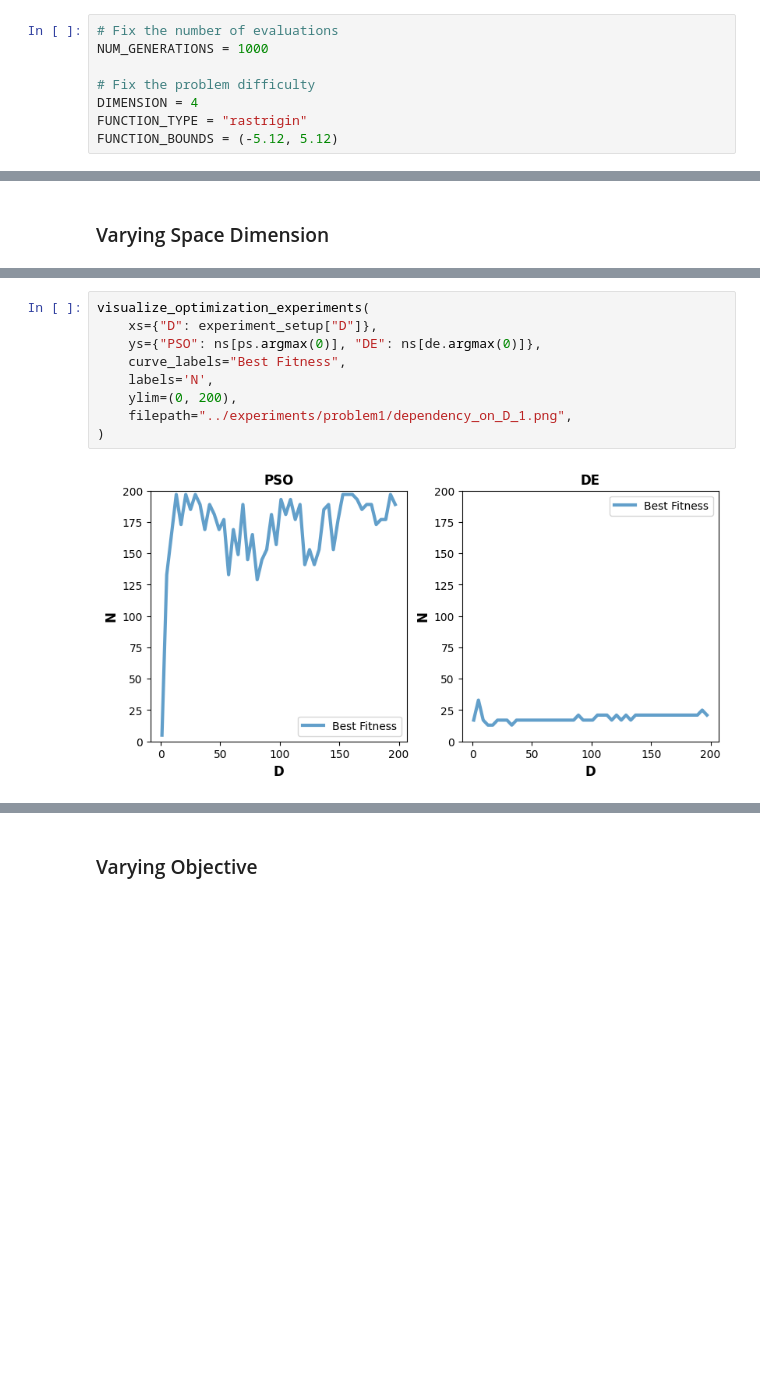
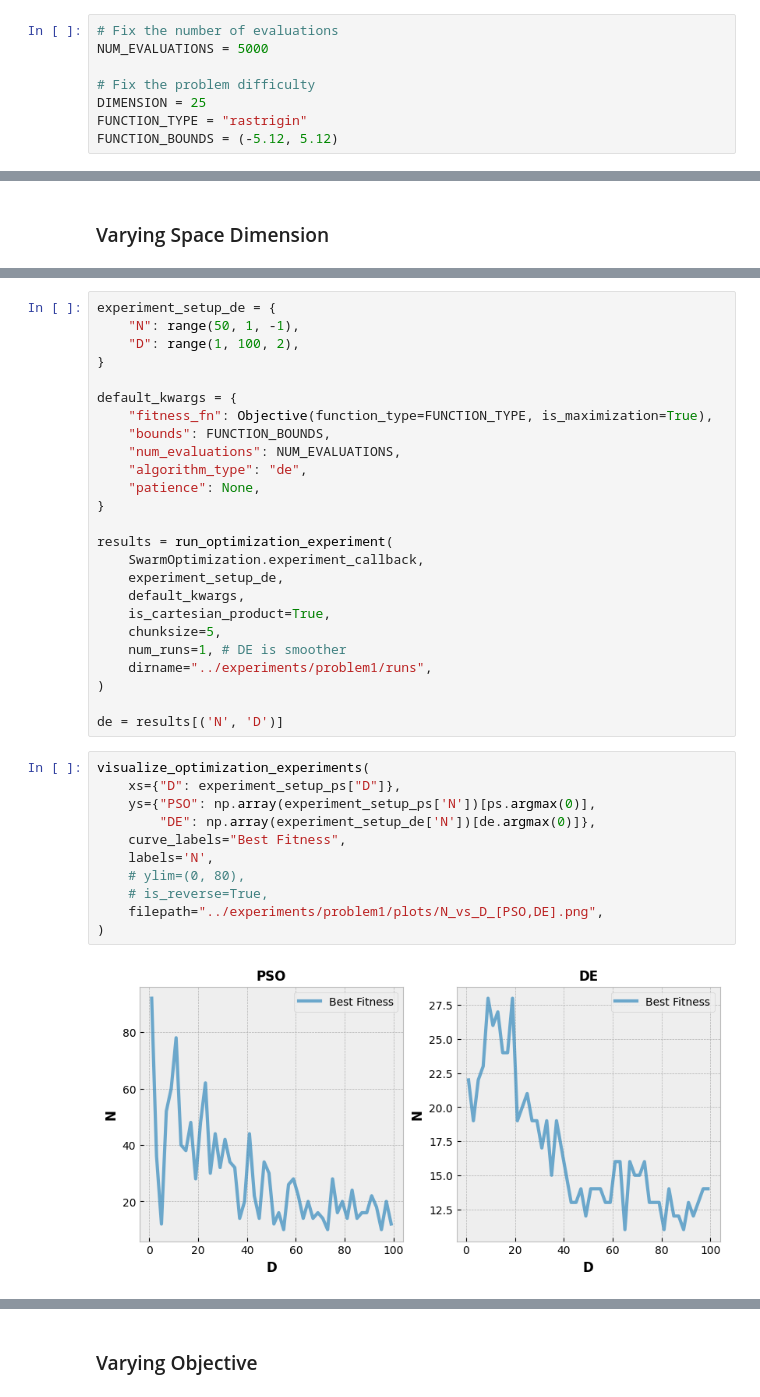
Before and after one commit to mantasu/nat2324, a Jupyter notebook: notebooks/problem1.ipynb, the cells around one changed output, grey strips where cells are left out. Cells and saved outputs as stored; diff of their text form; blank space fills up the shorter version.

```diff
--- a/notebooks/problem1.ipynb
+++ b/notebooks/problem1.ipynb
@@ -16,9 +30,9 @@ from nat2324.utils import visualize_objectives_3d, visualize_optimization_experi
 # %%
 # Fix the number of evaluations
-NUM_GENERATIONS = 1000
+NUM_EVALUATIONS = 5000
 
 # Fix the problem difficulty
-DIMENSION = 4
+DIMENSION = 25
 FUNCTION_TYPE = "rastrigin"
 FUNCTION_BOUNDS = (-5.12, 5.12)
 # %% [markdown]
@@ -122,13 +172,40 @@ ns = np.array(experiment_setup["N"])
+# %%
+experiment_setup_de = {
+    "N": range(50, 1, -1),
+    "D": range(1, 100, 2),
+}
+
+default_kwargs = {
+    "fitness_fn": Objective(function_type=FUNCTION_TYPE, is_maximization=True),
+    "bounds": FUNCTION_BOUNDS,
+    "num_evaluations": NUM_EVALUATIONS,
+    "algorithm_type": "de",
+    "patience": None,
+}
+
+results = run_optimization_experiment(
+    SwarmOptimization.experiment_callback,
+    experiment_setup_de,
+    default_kwargs,
+    is_cartesian_product=True,
+    chunksize=5,
+    num_runs=1, # DE is smoother
+    dirname="../experiments/problem1/runs",
+)
+
+de = results[('N', 'D')]
 # %%
 visualize_optimization_experiments(
-    xs={"D": experiment_setup["D"]},
-    ys={"PSO": ns[ps.argmax(0)], "DE": ns[de.argmax(0)]},
+    xs={"D": experiment_setup_ps["D"]},
+    ys={"PSO": np.array(experiment_setup_ps['N'])[ps.argmax(0)],
+        "DE": np.array(experiment_setup_de['N'])[de.argmax(0)]},
     curve_labels="Best Fitness",
     labels='N',
-    ylim=(0, 200),
-    filepath="../experiments/problem1/dependency_on_D_1.png",
+    # ylim=(0, 80),
+    # is_reverse=True,
+    filepath="../experiments/problem1/plots/N_vs_D_[PSO,DE].png",
 )
 # %% [output]
-[figure, old version]
+[figure, new version]
 # %%
 visualize_optimization_experiments(
```
Also changed, not shown: parts of 9 cells of this notebook, 6 other files.
